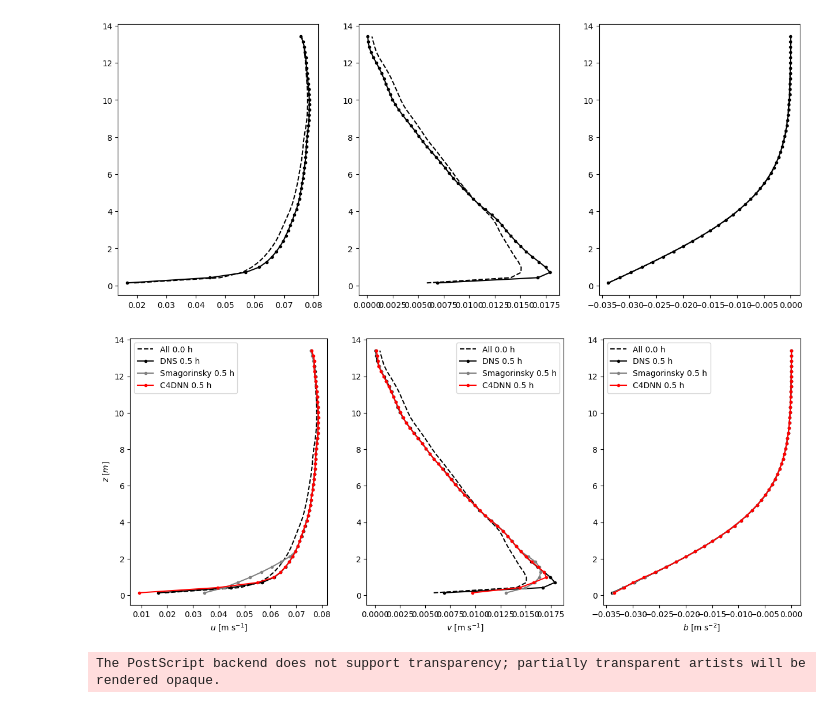
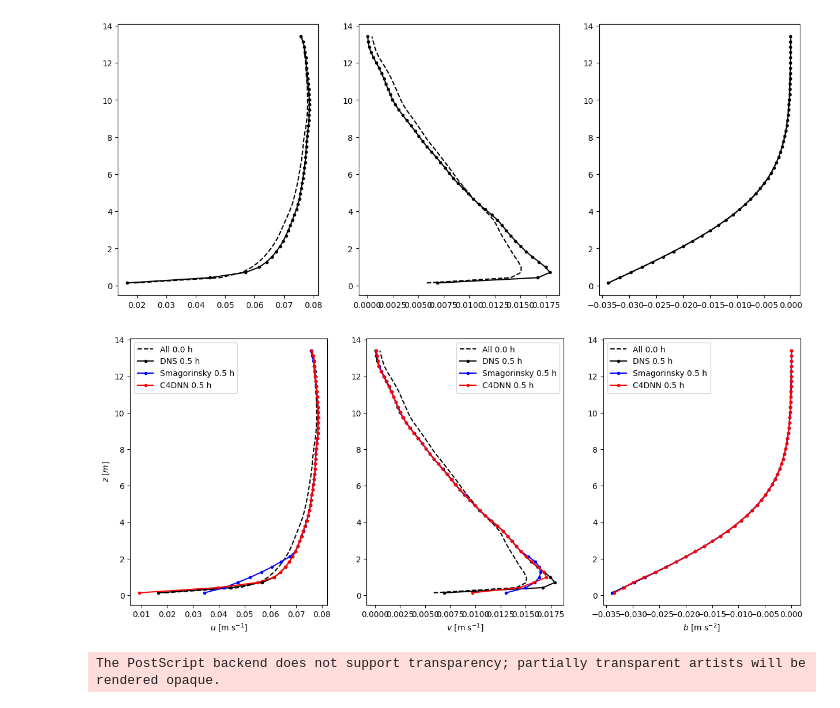
Before and after one commit to adconnolly/microhh, a Jupyter notebook: analysis/paperPlot_profile_initLastDNS.ipynb, the cells around one changed output. Cells and saved outputs as stored; diff of their text form; code cells hidden in the pictures.

```diff
--- a/analysis/paperPlot_profile_initLastDNS.ipynb
+++ b/analysis/paperPlot_profile_initLastDNS.ipynb
@@ -62,39 +62,39 @@ ax[2].plot(bl[zstart:zend],z[zstart:zend],'k.-',label='DNS 0.5 h')
 # %%
 paths=['../cases/SBL_Smag/','../cases/SBL_DNN/']
 pathLabels=['Smagorinsky 0.5 h','C4DNN 0.5 h']
-colors=['Grey','Red','Blue']
+colors=['Blue','Red']
 varStrings=['u','v','b']
 varLabelStrings=[r'$u$ [m s$^{-1}$]',r'$v$ [m s$^{-1}$]',r'$b$ [m s$^{-2}$]']
 itimes=[1,1]
 
 for ifile in range(len(paths)): #tdqm notebook just draws progress bar
     file=paths[ifile]+'SBL2700.default.0000000.nc'
     itime = itimes[ifile]
 
     stats = nc.Dataset(file, 'r')
     default = stats.groups['default']
     thermo = stats.groups['thermo']
 
     z = stats.variables['z'][:]
 
     for iv,varStr in enumerate(varStrings):
 
         try:
             var=thermo.variables[varStr][itime, :]
         except:
             var=default.variables[varStr][itime, :]
         # print(stats.variables['time'][itime])
 
         ax[iv].plot(var[zstart:zend], z[zstart:zend],'.-',color=colors[ifile],label=pathLabels[ifile])
         ax[iv].legend()
         ax[iv].set_xlabel(varLabelStrings[iv])#r'$b [m^2 s^{-2}]$')
 
     ax[0].set_ylabel(r'$z \; [m]$')
 
 
 fig
 # %% [output]
-[figure, old version]
+[figure, new version]
 # %%
 # save=True
 if save:
```
Also changed, not shown: 2 other files.
